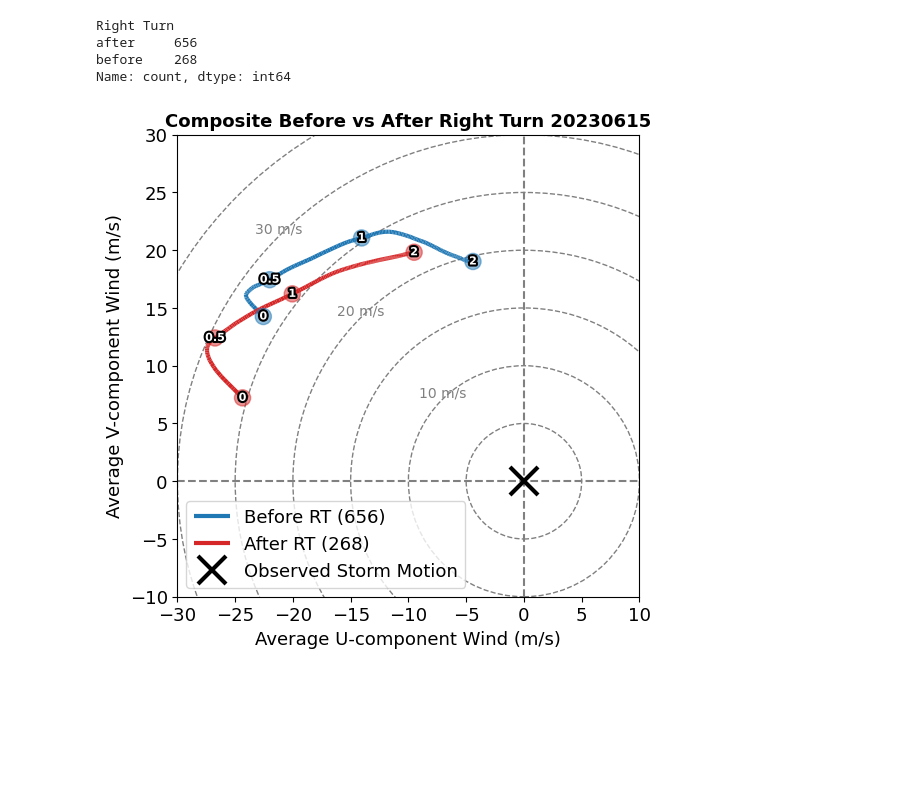
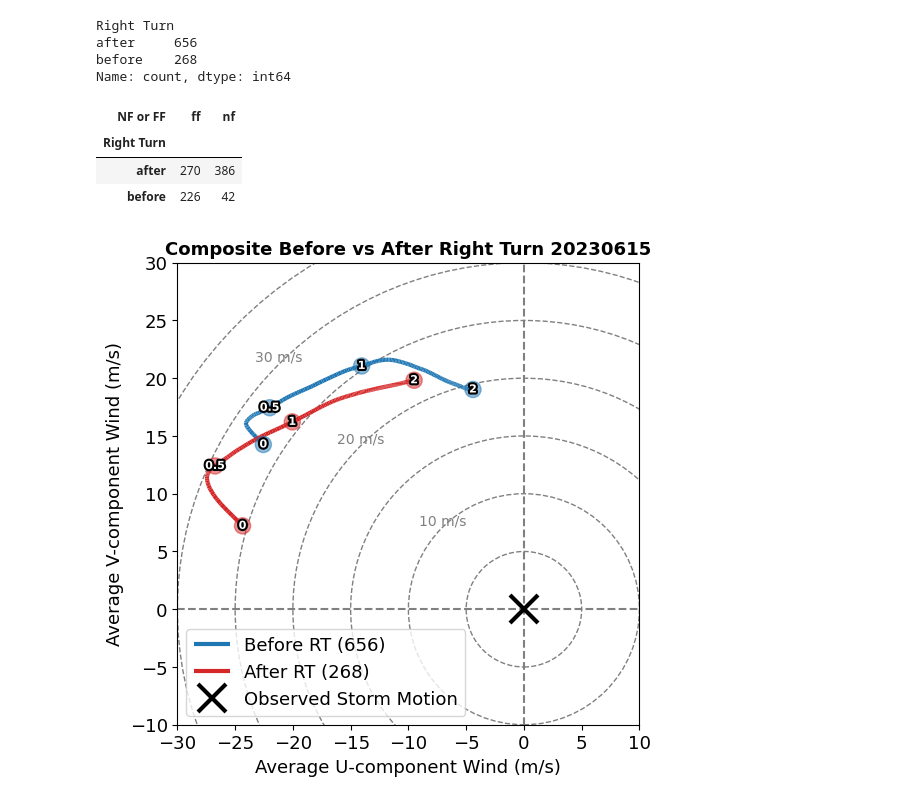
Before and after one commit to JuliaBuhrman/research2024, a Jupyter notebook: rightturn_casecheck.ipynb, the cells around one changed output. Saved outputs shown, nothing was run; the diff lists cells and outputs as text; code cells hidden in the pictures; blank space fills up the shorter version.

```diff
--- a/rightturn_casecheck.ipynb
+++ b/rightturn_casecheck.ipynb
@@ -817,5 +837,12 @@ Right Turn
 after     656
 before    268
 Name: count, dtype: int64
+# %%
+pd.crosstab(test_case5['Right Turn'], test_case5['NF or FF'])
+# %% [output]
+| NF or FF | ff | nf |
+| Right Turn |  |  |
+| after | 270 | 386 |
+| before | 226 | 42 |
 # %%
 bef_u, bef_v, af_u, af_v = before_after_uv_avg(test_case5)
```
Also changed, not shown: parts of 23 cells of this notebook.
